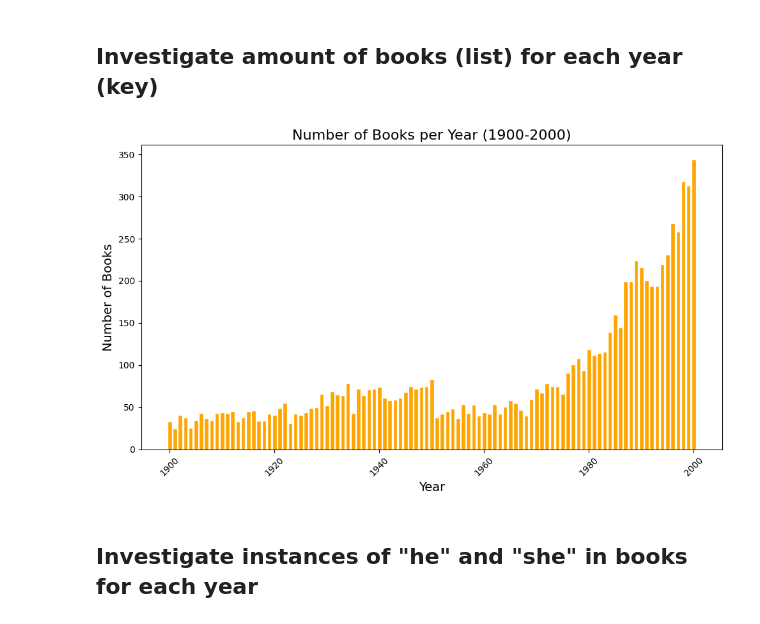
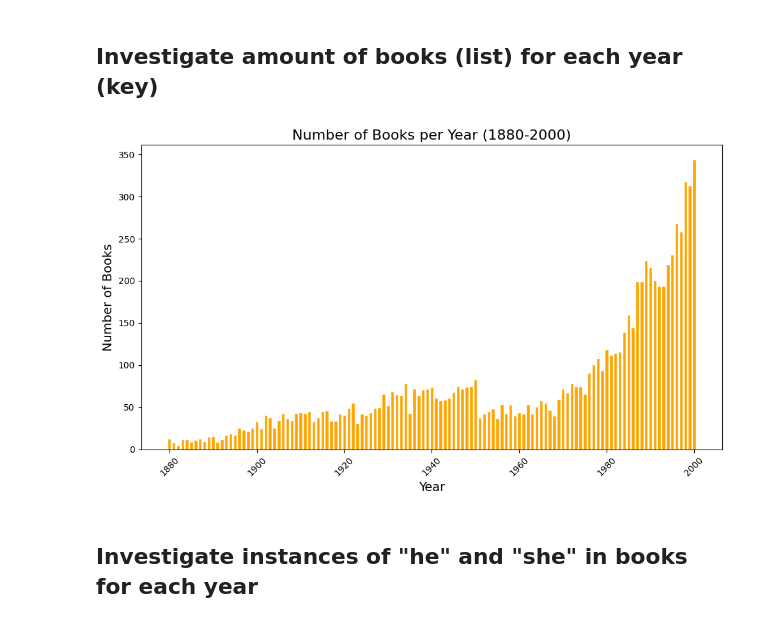
Before and after one commit to Idun9000/NLP_gender_bias, a Jupyter notebook: Code/Explorative_data_analysis.ipynb, the cells around one changed output. Saved outputs shown, nothing was run; the diff lists cells and outputs as text; code cells hidden in the pictures.

```diff
--- a/Code/Explorative_data_analysis.ipynb
+++ b/Code/Explorative_data_analysis.ipynb
@@ -33,36 +33,36 @@ with open(file_path, 'r', encoding='utf-8') as file:
 # %%
 import os
 
 # Define the output folder
 plot_dir = '/work/NLP_exam/NLP_gender_bias/Plots'
 
 # File path for saving the plot
-file_path = os.path.join(plot_dir, 'books_per_year.png')
+file_path = os.path.join(plot_dir, 'books_per_year_all.png')
 
 book_counts = {int(year): len(books) for year, books in data.items()}
 
 # Create a list of years from 1900 to 2000, inclusive
-years = list(range(1900, 2001))
+years = list(range(1880, 2001))
 
 # Create a list of book counts, using 0 for years with no data
 counts = [book_counts.get(year, 0) for year in years]
 
 # Plot the number of books per year
 plt.figure(figsize=(10, 6))
 plt.bar(years, counts, color='orange', edgecolor='white')
-plt.title('Number of Books per Year (1900-2000)', fontsize=16)
+plt.title('Number of Books per Year (1880-2000)', fontsize=16)
 plt.xlabel('Year', fontsize=14)
 plt.ylabel('Number of Books', fontsize=14)
 plt.xticks(rotation=45)
 plt.grid(False)
 plt.tight_layout()
 
 plt.savefig(file_path)
 
 # Show the plot
 plt.show()
 # %% [output]
-[figure, old version]
+[figure, new version]
 # %% [markdown]
 ## Investigate instances of "he" and "she" in books for each year
 # %%
```
Also changed, not shown: 1 other file.
